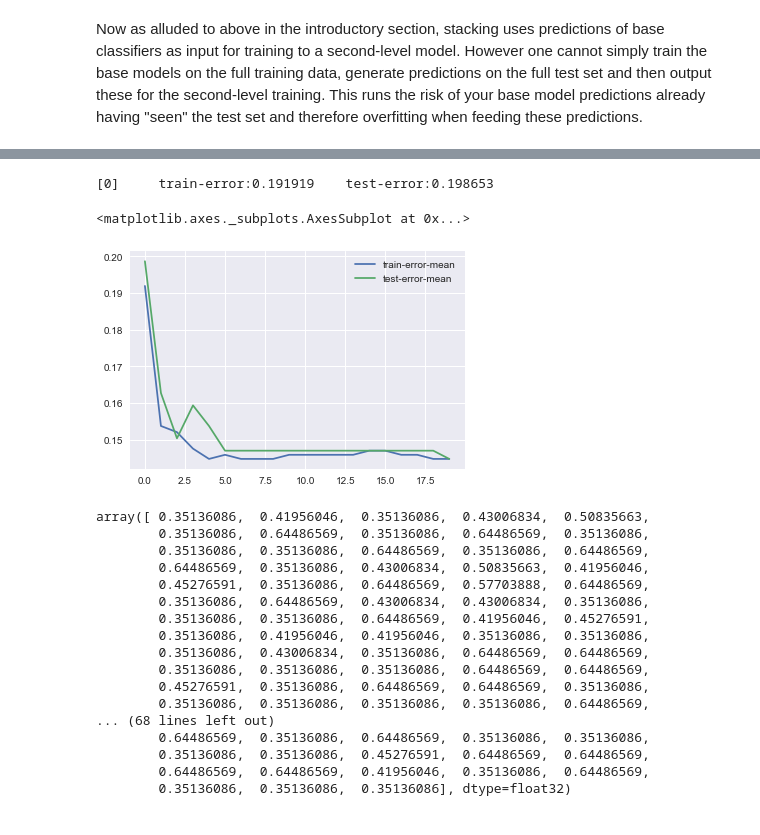
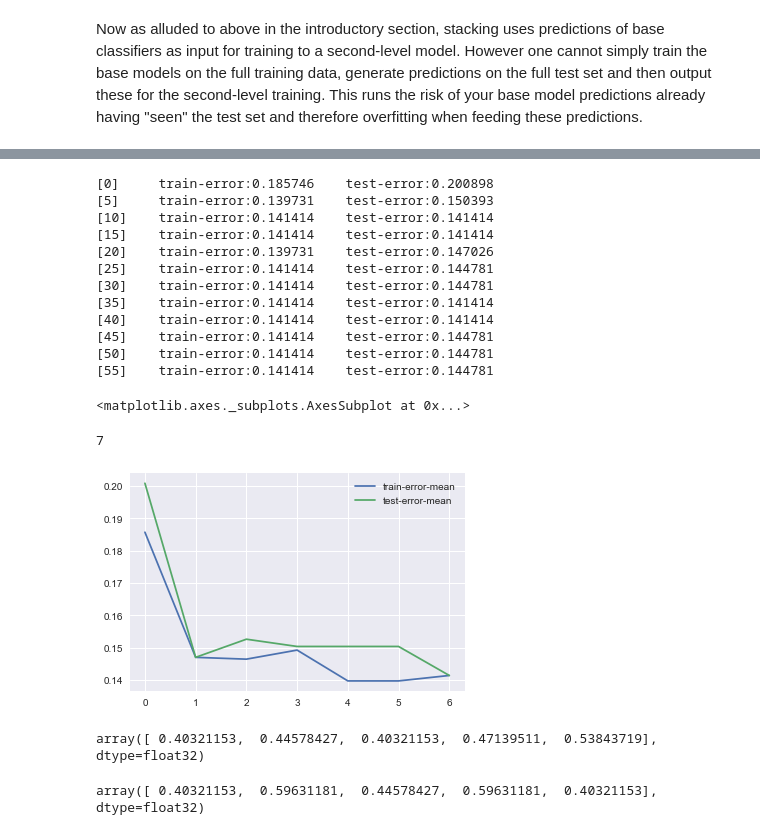
Before and after one commit to yiqingyang75/machine_learning_assign, a Jupyter notebook: py/Titanic Analysis.ipynb, the cells around one changed output, grey strips where cells are left out. Saved outputs shown, nothing was run; the diff lists cells and outputs as text; code cells hidden in the pictures.

```diff
--- a/py/Titanic Analysis.ipynb
+++ b/py/Titanic Analysis.ipynb
@@ -513,32 +525,43 @@ base_predictions_test.head(3)
 # %%
 xgb_params = {
     'eta': 0.05,
     'max_depth': 4,
     'min_child_weight': 2,
     'subsample': 0.8,
     'gamma': 0.9,
     'colsample_bytree': 0.8,
     'objective': 'binary:logistic',
     'scale_pos_weight':1,
     'nthread': -1,
     'silent': 1
 }
 
 dtrain = xgb.DMatrix(base_predictions_train, y_train, feature_names= base_predictions_train.columns.values)
 
-cv_output = xgb.cv(xgb_params, dtrain, num_boost_round=1000, early_stopping_rounds=20,
-    verbose_eval=50, show_stdv=False)
+cv_output = xgb.cv(xgb_params, dtrain, num_boost_round=1000, early_stopping_rounds=50,
+    verbose_eval=5, show_stdv=False)
 
 cv_output[['train-error-mean', 'test-error-mean']].plot()
 num_boost_rounds = len(cv_output)
-
-#model = xgb.train(dict(xgb_params, silent=0), dtrain, num_boost_round=100)
+num_boost_rounds
 # %% [output]
-[0]     train-error:0.191919    test-error:0.198653
+[0]     train-error:0.185746    test-error:0.200898
+[5]     train-error:0.139731    test-error:0.150393
+[10]    train-error:0.141414    test-error:0.141414
+[15]    train-error:0.141414    test-error:0.141414
+[20]    train-error:0.139731    test-error:0.147026
+[25]    train-error:0.141414    test-error:0.144781
+[30]    train-error:0.141414    test-error:0.144781
+[35]    train-error:0.141414    test-error:0.141414
+[40]    train-error:0.141414    test-error:0.141414
+[45]    train-error:0.141414    test-error:0.144781
+[50]    train-error:0.141414    test-error:0.144781
+[55]    train-error:0.141414    test-error:0.144781
 <matplotlib.axes._subplots.AxesSubplot at 0x...>
+7
-[figure, old version]
+[figure, new version]
 # %%
-xgb_model = xgb.train(dict(xgb_params, silent=0), dtrain, num_boost_round= 10)
+xgb_model = xgb.train(dict(xgb_params, silent=0), dtrain, num_boost_round= 6)
 
 dtest = xgb.DMatrix(base_predictions_test)
 pred_test = xgb_model.predict(dtest)
@@ -547,23 +570,8 @@ pred_train = xgb_model.predict(dtrain)
 pred_test[0:5]
 pred_train[0:5]
 # %% [output]
-array([ 0.35136086,  0.41956046,  0.35136086,  0.43006834,  0.50835663,
-        0.35136086,  0.64486569,  0.35136086,  0.64486569,  0.35136086,
-        0.35136086,  0.35136086,  0.64486569,  0.35136086,  0.64486569,
-        0.64486569,  0.35136086,  0.43006834,  0.50835663,  0.41956046,
-        0.45276591,  0.35136086,  0.64486569,  0.57703888,  0.64486569,
-        0.35136086,  0.64486569,  0.43006834,  0.43006834,  0.35136086,
-        0.35136086,  0.35136086,  0.64486569,  0.41956046,  0.45276591,
-        0.35136086,  0.41956046,  0.41956046,  0.35136086,  0.35136086,
-        0.35136086,  0.43006834,  0.35136086,  0.64486569,  0.64486569,
-        0.35136086,  0.35136086,  0.35136086,  0.64486569,  0.64486569,
-        0.45276591,  0.35136086,  0.64486569,  0.64486569,  0.35136086,
-        0.35136086,  0.35136086,  0.35136086,  0.35136086,  0.64486569,
-... (68 lines left out)
-        0.64486569,  0.35136086,  0.64486569,  0.35136086,  0.35136086,
-        0.35136086,  0.35136086,  0.45276591,  0.64486569,  0.64486569,
-        0.64486569,  0.64486569,  0.41956046,  0.35136086,  0.64486569,
-        0.35136086,  0.35136086,  0.35136086], dtype=float32)
+array([ 0.40321153,  0.44578427,  0.40321153,  0.47139511,  0.53843719], dtype=float32)
+array([ 0.40321153,  0.59631181,  0.44578427,  0.59631181,  0.40321153], dtype=float32)
 # %%
 pred_test[pred_test >= 0.5] = 1
 pred_test[pred_test < 0.5] = 0
```
Also changed, not shown: parts of 20 cells of this notebook, 7 other files.
